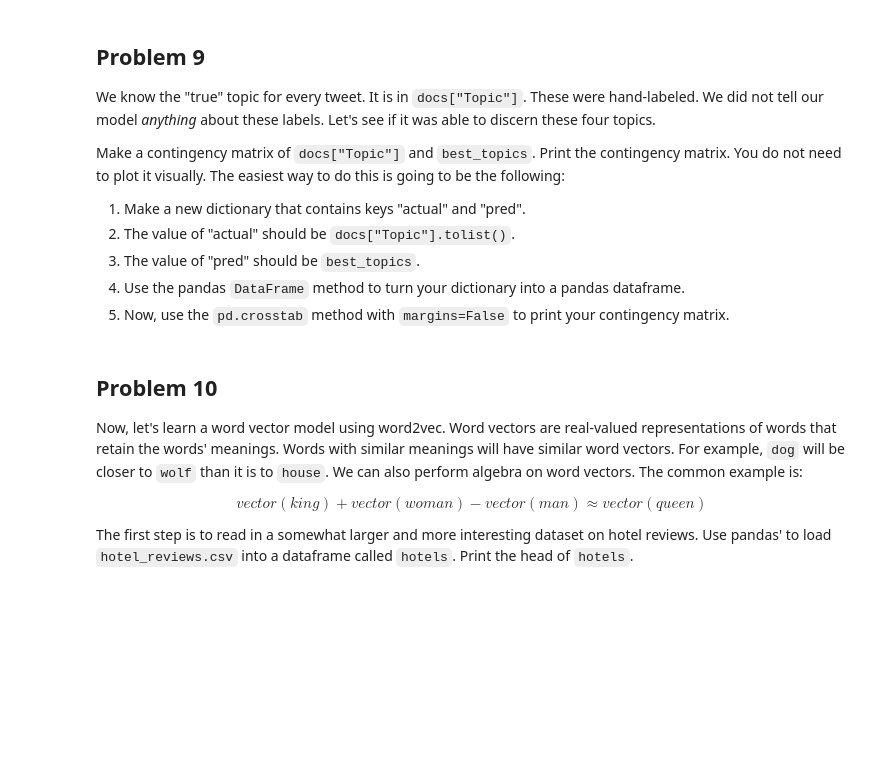
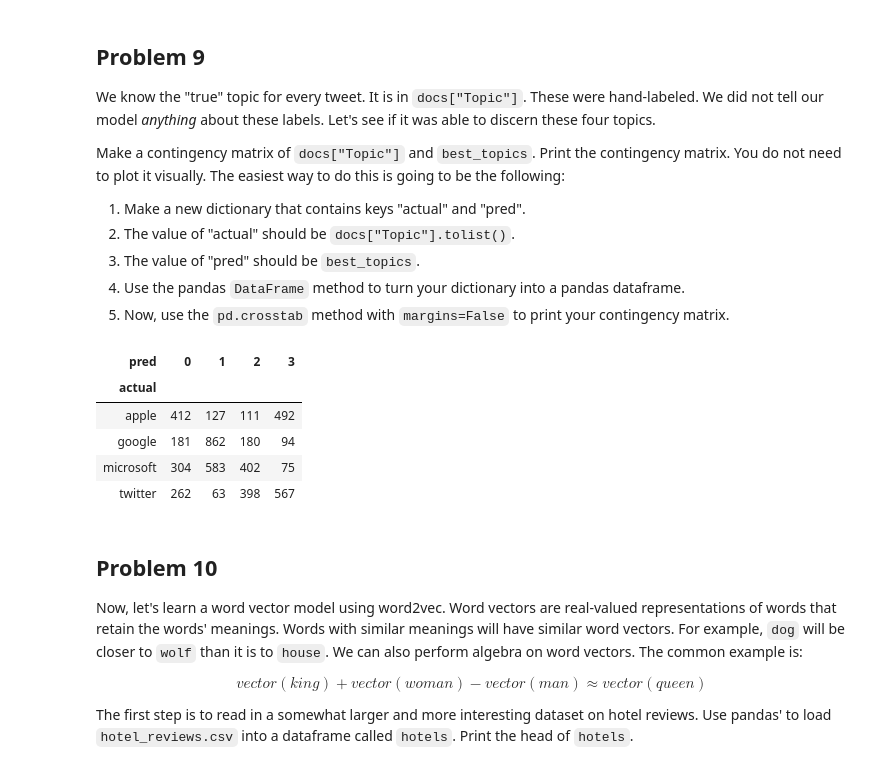
Before and after one commit to jyoung67/data-science, a Jupyter notebook: HW11/11-nlp.ipynb, the cells around one changed output. Drawn from its saved outputs; the diff is of its cells as text; code cells hidden in the pictures; blank space fills up the shorter version.

````diff
--- a/HW11/11-nlp.ipynb
+++ b/HW11/11-nlp.ipynb
@@ -177,10 +177,7 @@ Once we have our corpus represented as a list of lists and our documents are all
 If you then `print(dictionary)`, it will show you some of your terms and also tell you how many unique tokens are in your dataset.
 # %%
 from gensim.corpora import Dictionary
-
-# Create a dictionary representation of the documents.
-dictionary = Dictionary(clean_tweets)
-
+dictionary = Dictionary(tokenized_docs)
 print(dictionary)
 # %% [output]
 Dictionary(16840 unique tokens: ['Apple', 'Iphone', 'Now', 'crack', 'iphone']...)
@@ -213,0 +194,3 @@ tweets_bow
+# %%
+tweets_bow = [dictionary.doc2bow(t) for t in tokenized_docs]
+print(tweets_bow)
@@ -221,6 +206,8 @@ Use the following hyperparameters or arguments:
 * `num_topics=4`
 * `id2word=dictionary`
 * `passes=5`
+# %%
+lda = LdaModel(tweets_bow, num_topics=4, id2word=dictionary, passes=5)
 # %% [markdown]
 ## Problem 7
 
@@ -241,3 +239,6 @@ Let's make predictions for which topic each of our Tweets is in. Use the `get_do
   ]
 ```
 3. Write a loop that iterates over `topics` and finds the highest probability topic for each document. Record the topic number with the highest probability for every tweet in a new list called `best_topics`. You can also do this with a list comprehension.
+# %%
+best_topics = [max(itm,key=lambda item:item[1])[0] for itm in lda.get_document_topics(tweets_bow)]
+print(str(best_topics))
@@ -253,6 +256,17 @@ Make a contingency matrix of `docs["Topic"]` and `best_topics`. Print the contin
 3. The value of "pred" should be `best_topics`.
 4. Use the pandas `DataFrame` method to turn your dictionary into a pandas dataframe.
 5. Now, use the `pd.crosstab` method with `margins=False` to print your contingency matrix.
+# %%
+data = {"actual":docs.loc[:,"Topic"].tolist(), "pred":best_topics }
+df = pd.DataFrame(data)
+pd.crosstab(df.loc[:,"actual"], df.loc[:,"pred"], margins=False)
+# %% [output]
+| pred | 0 | 1 | 2 | 3 |
+| actual |  |  |  |  |
+| apple | 412 | 127 | 111 | 492 |
+| google | 181 | 862 | 180 | 94 |
+| microsoft | 304 | 583 | 402 | 75 |
+| twitter | 262 | 63 | 398 | 567 |
 # %% [markdown]
 ## Problem 10
 
````
Also changed, not shown: parts of 11 cells of this notebook.
